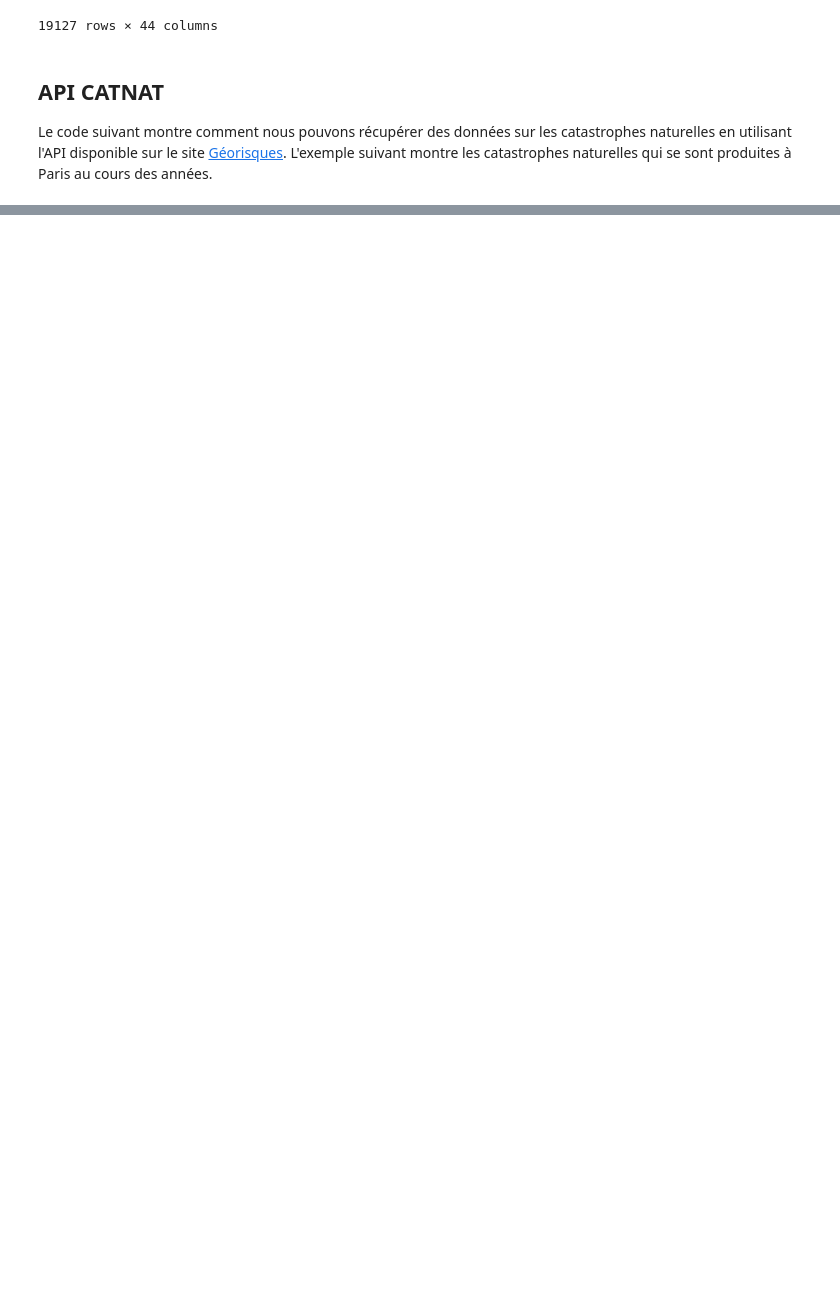
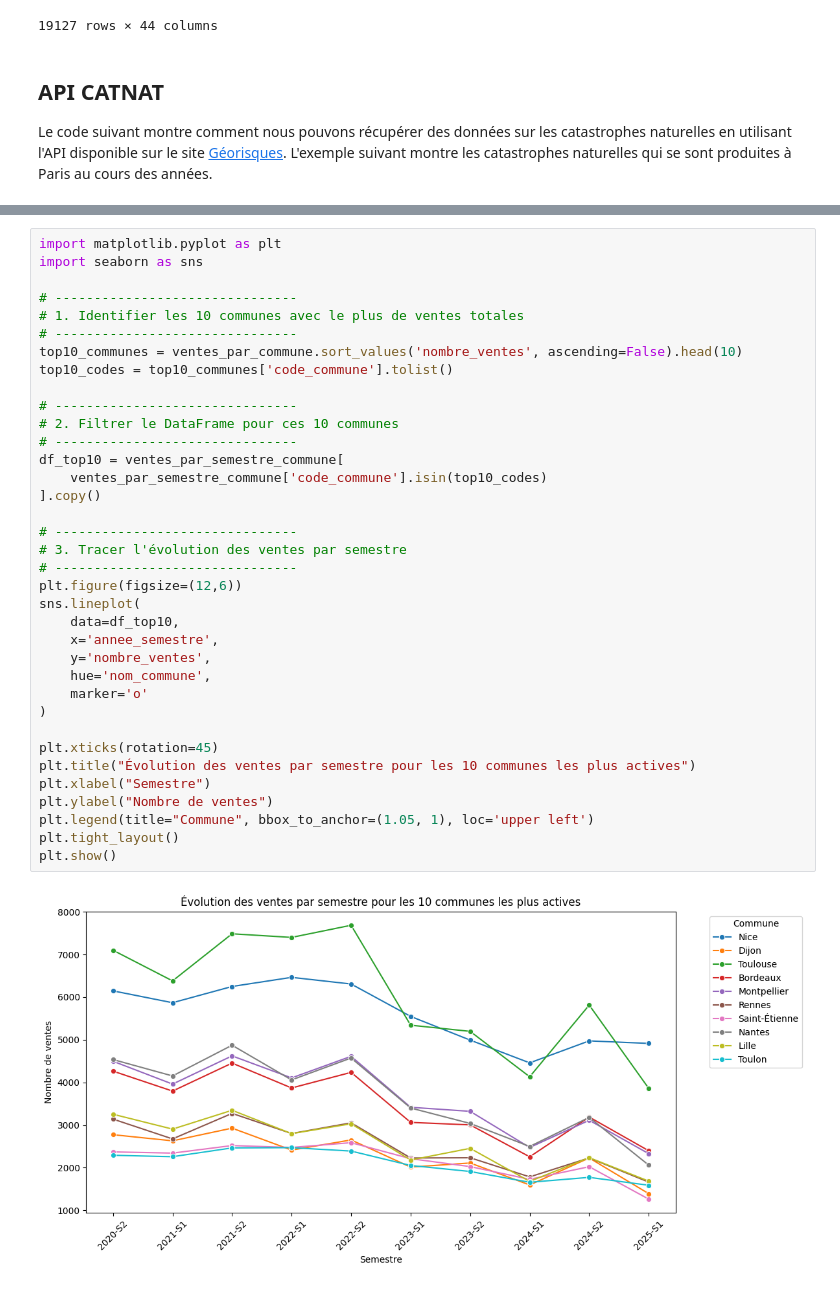
Before and after one commit to RRzm/Python_2A, a Jupyter notebook: données.ipynb, the cells around one changed output, grey strips where cells are left out. Saved outputs shown, nothing was run; the diff lists cells and outputs as text; blank space fills up the shorter version.

```diff
--- a/données.ipynb
+++ b/données.ipynb
@@ -109,0 +254,38 @@ df_catnat
+# %%
+import matplotlib.pyplot as plt
+import seaborn as sns
+
+# -------------------------------
+# 1. Identifier les 10 communes avec le plus de ventes totales
+# -------------------------------
+top10_communes = ventes_par_commune.sort_values('nombre_ventes', ascending=False).head(10)
+top10_codes = top10_communes['code_commune'].tolist()
+
+# -------------------------------
+# 2. Filtrer le DataFrame pour ces 10 communes
+# -------------------------------
+df_top10 = ventes_par_semestre_commune[
+    ventes_par_semestre_commune['code_commune'].isin(top10_codes)
+].copy()
+
+# -------------------------------
+# 3. Tracer l'évolution des ventes par semestre
+# -------------------------------
+plt.figure(figsize=(12,6))
+sns.lineplot(
+    data=df_top10,
+    x='annee_semestre',
+    y='nombre_ventes',
+    hue='nom_commune',
+    marker='o'
+)
+
+plt.xticks(rotation=45)
+plt.title("Évolution des ventes par semestre pour les 10 communes les plus actives")
+plt.xlabel("Semestre")
+plt.ylabel("Nombre de ventes")
+plt.legend(title="Commune", bbox_to_anchor=(1.05, 1), loc='upper left')
+plt.tight_layout()
+plt.show()
+# %% [output]
+[figure, added]
```
Also changed, not shown: parts of 10 cells of this notebook.
